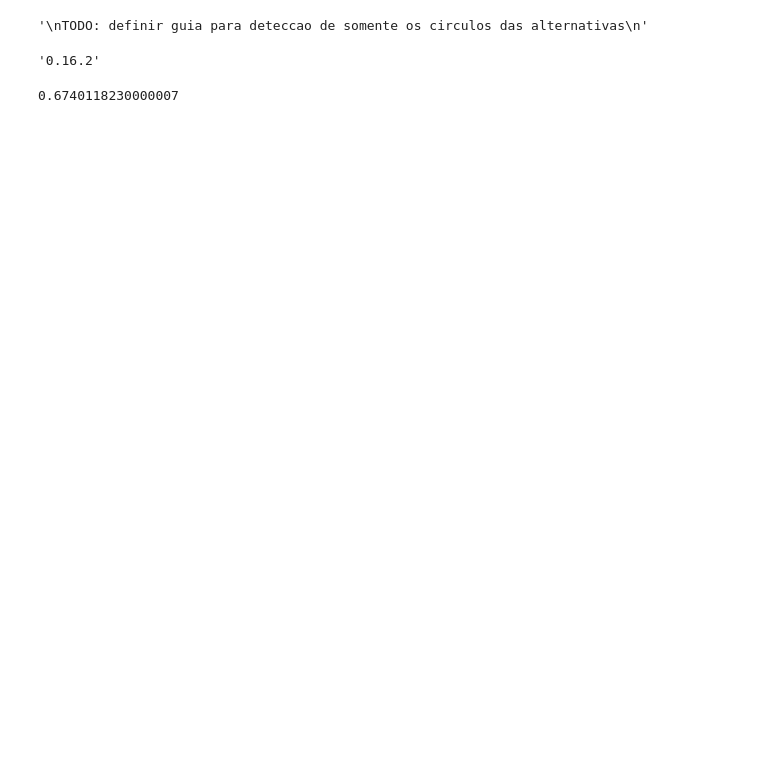
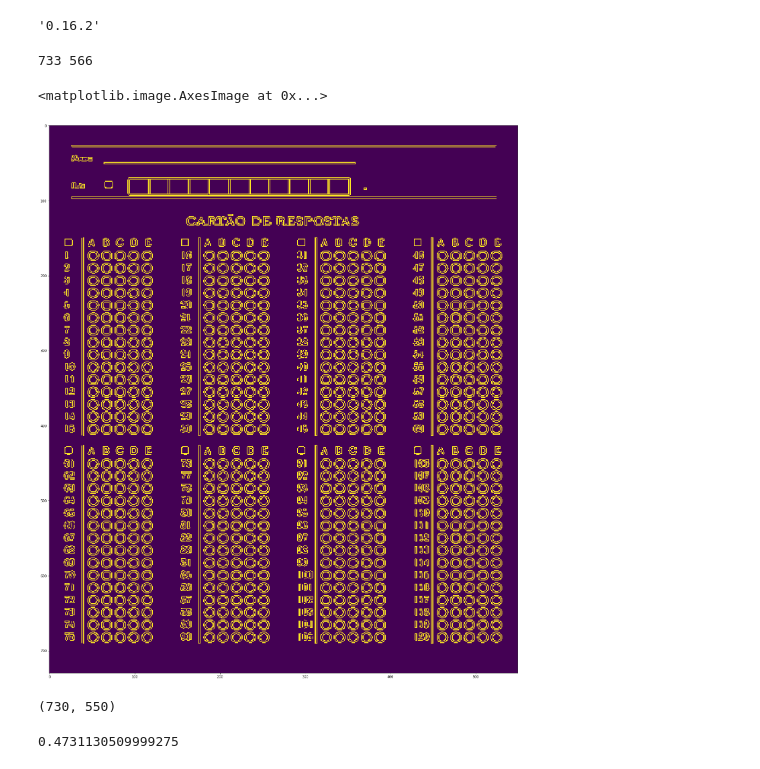
Before and after one commit to soares7vinicius/correcao-gabaritos, a Jupyter notebook: experimentos_circulos.ipynb, the cells around one changed output. Drawn from its saved outputs; the diff is of its cells as text; code cells hidden in the pictures; blank space fills up the shorter version.

```diff
--- a/experimentos_circulos.ipynb
+++ b/experimentos_circulos.ipynb
@@ -3,20 +3,13 @@ import numpy as np
 import matplotlib.pyplot as plt
 
 from skimage import data, color
-from skimage.transform import hough_circle, hough_circle_peaks
+from skimage.transform import hough_circle, hough_circle_peaks, resize, rescale
 from skimage.feature import canny
 from skimage.draw import circle_perimeter, circle
 from skimage.util import img_as_ubyte
 from skimage.io import imread, imsave
 
 from pdf2image import convert_from_path, convert_from_bytes
-
-"""
-TODO: definir guia para deteccao dos circulos das alternativas.
-
-"""
-# %% [output]
-'\nTODO: definir guia para deteccao de somente os circulos das alternativas\n'
 # %%
 from skimage import __version__ as ski_version
 ski_version
@@ -26,29 +19,47 @@ ski_version
 images = convert_from_path('modelo.pdf')
 for image in images:
     image.save('modelo.png', 'PNG')
+# %%
+factor = 3
 # %%
 # Load picture and detect edges
 image = imread('modelo.png', as_gray=True)
+height, width = image.shape
+
+new_height, new_width = int(height/factor), int(width/factor)
+print(new_height, new_width)
+
+image = resize(image, (730, 550))
+
 image = img_as_ubyte(image)
-edges = canny(image=image, sigma=1, low_threshold=10, high_threshold=10)
 
-# plt.figure(figsize=(25,30))
-# plt.imshow(edges, aspect='auto')
+edges = canny(image=image, sigma=0.1, low_threshold=10, high_threshold=10)
+
+plt.figure(figsize=(25,30))
+plt.imshow(edges, aspect='auto')
 # plt.savefig('edges.png')
+# %% [output]
+733 566
+<matplotlib.image.AxesImage at 0x...>
+[figure, added]
+# %%
+image.shape
+# %% [output]
+(730, 550)
 # %%
 # Detect two radii
 import time
 t0 = time.perf_counter()
 
 # hough_radii = np.arange(15, 15, 2)
-hough_radii = [15] # np.array([5])
+hough_radii = [5] # np.array([5])
 hough_res = hough_circle(edges, hough_radii)
-accums, cx, cy, radii = hough_circle_peaks(hough_res, hough_radii, total_num_peaks=120*5)
+accums, cx, cy, radii = hough_circle_peaks(hough_res, hough_radii, total_num_peaks=602)
 
 tf = time.perf_counter()
 tf-t0
 # %% [output]
-0.6740118230000007
+0.4731130509999275
 # %%
 # display(accums, cx, cy, radii)
 # %%
```
Also changed, not shown: parts of 1 cell of this notebook, 12 other files.
